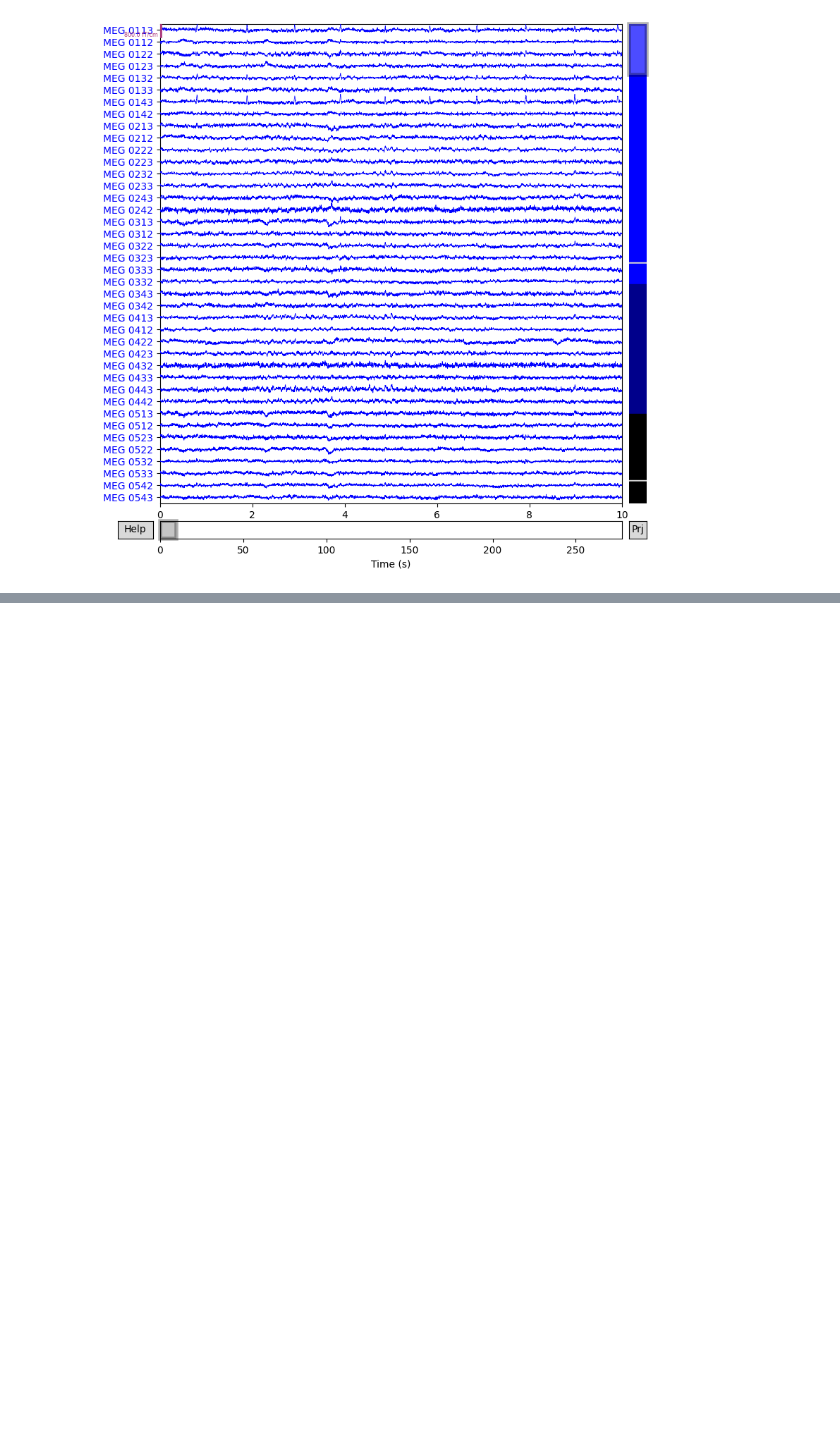
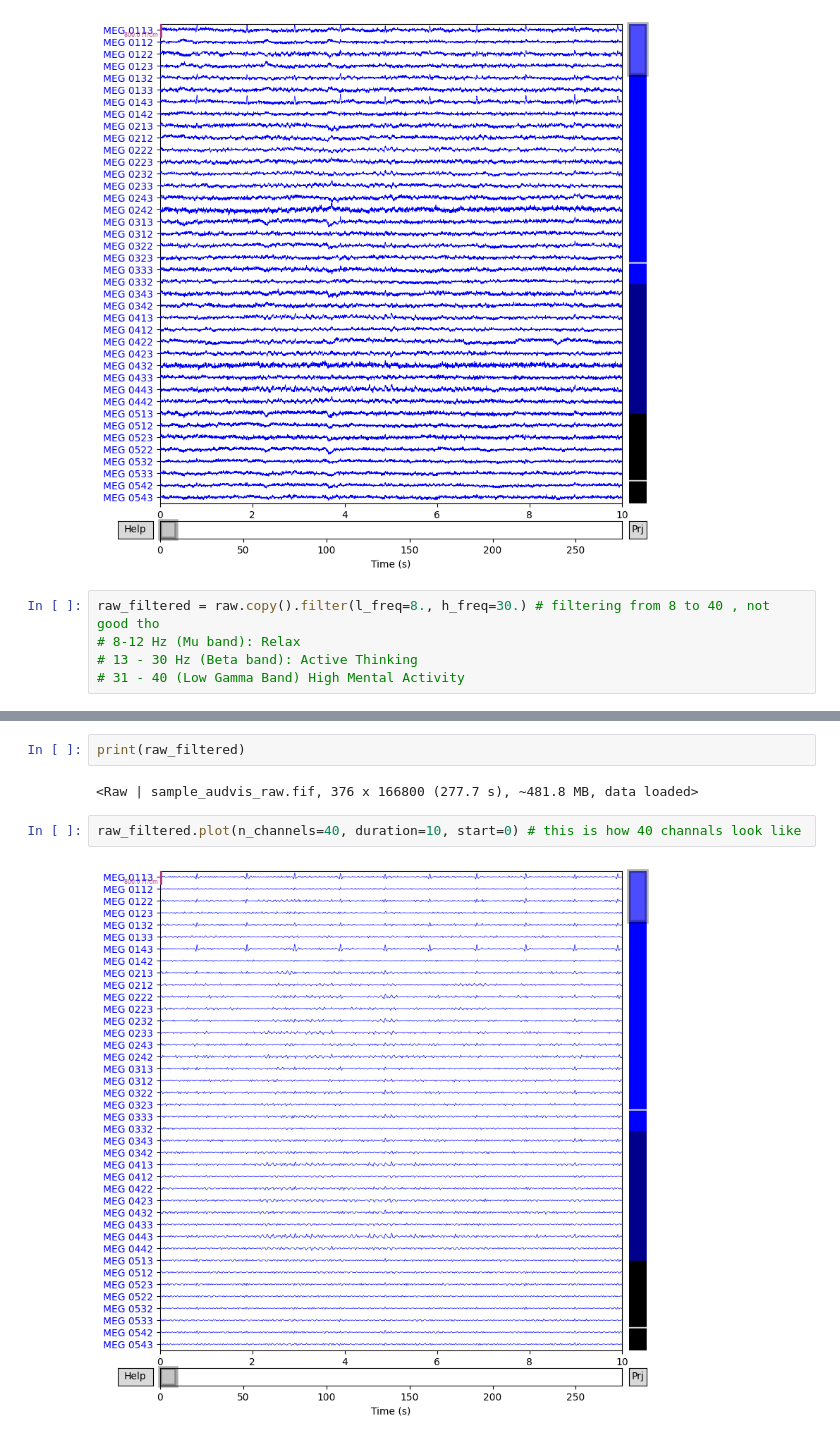
Before and after one commit to kvebers/Total-perspective-vortex, a Jupyter notebook: parsing.ipynb, the cells around one changed output, grey strips where cells are left out. Cells and saved outputs as stored; diff of their text form; blank space fills up the shorter version.

```diff
--- a/parsing.ipynb
+++ b/parsing.ipynb
@@ -36,3 +37,8 @@ raw.plot(n_channels=40, duration=10, start=0) # this is how 40 channals look lik
 # %% [output]
 [figure]
 [figure]
+# %%
+raw_filtered = raw.copy().filter(l_freq=8., h_freq=30.) # filtering from 8 to 40 , not good tho
+# 8-12 Hz (Mu band): Relax
+# 13 - 30 Hz (Beta band): Active Thinking
+# 31 - 40 (Low Gamma Band) High Mental Activity
@@ -38,0 +63,8 @@ raw.plot(n_channels=40, duration=10, start=0) # this is how 40 channals look lik
+# %%
+print(raw_filtered)
+# %% [output]
+<Raw | sample_audvis_raw.fif, 376 x 166800 (277.7 s), ~481.8 MB, data loaded>
+# %%
+raw_filtered.plot(n_channels=40, duration=10, start=0) # this is how 40 channals look like
+# %% [output]
+[figure, added]
```
Also changed, not shown: parts of 4 cells of this notebook.
